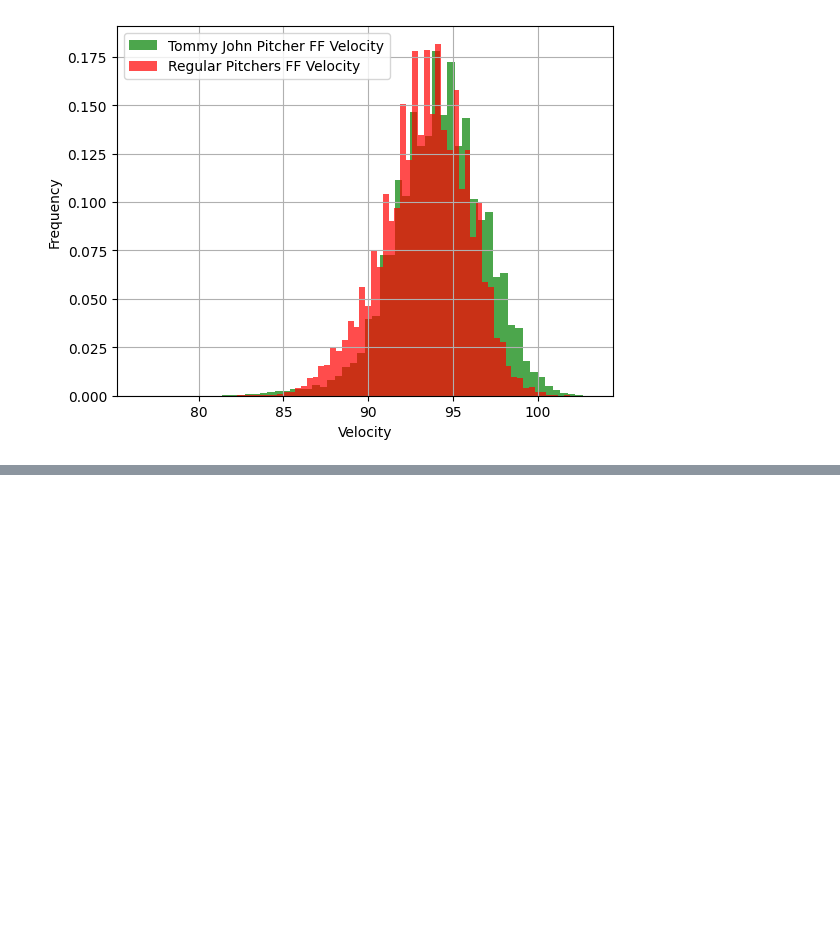
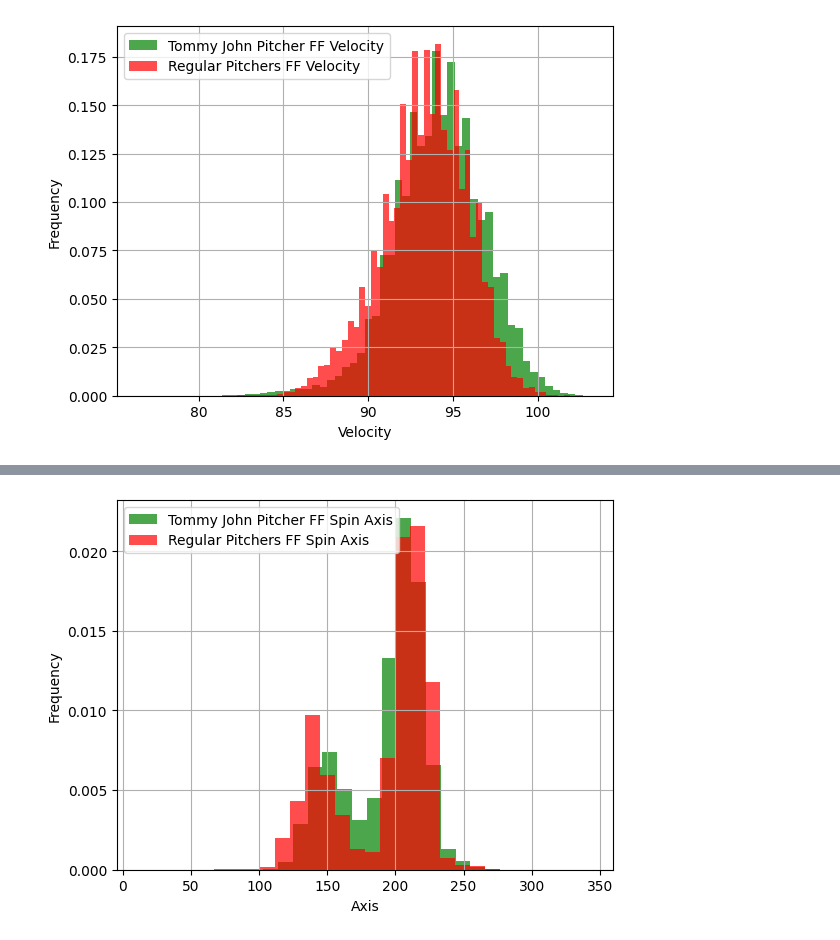
Before and after one commit to akankshb/tommy_john_surgery_modeling, a Jupyter notebook: EDA_notebook.ipynb, the cells around one changed output, grey strips where cells are left out. Cells and saved outputs as stored; diff of their text form; code cells hidden in the pictures; blank space fills up the shorter version.

```diff
--- a/EDA_notebook.ipynb
+++ b/EDA_notebook.ipynb
@@ -304,0 +318,12 @@ plt.show()
+# %%
+# plot to see Four Seam spin axis
+plt.plot()
+Injured_FF_df['spin_axis'].hist(bins = 30, alpha = 0.7, label = 'Tommy John Pitcher FF Spin Axis', color = 'Green', density = True)
+Healthy_FF_df['spin_axis'].hist(bins = 30, alpha = 0.7, label = 'Regular Pitchers FF Spin Axis', color = 'Red', density = True)
+plt.xlabel("Axis")
+plt.ylabel("Frequency")
+plt.legend()
+plt.savefig('.data/plots/FF_Spin_Axis_Hist.png', dpi = 400)
+plt.show()
+# %% [output]
+[figure, added]
```
Also changed, not shown: parts of 12 cells of this notebook.
